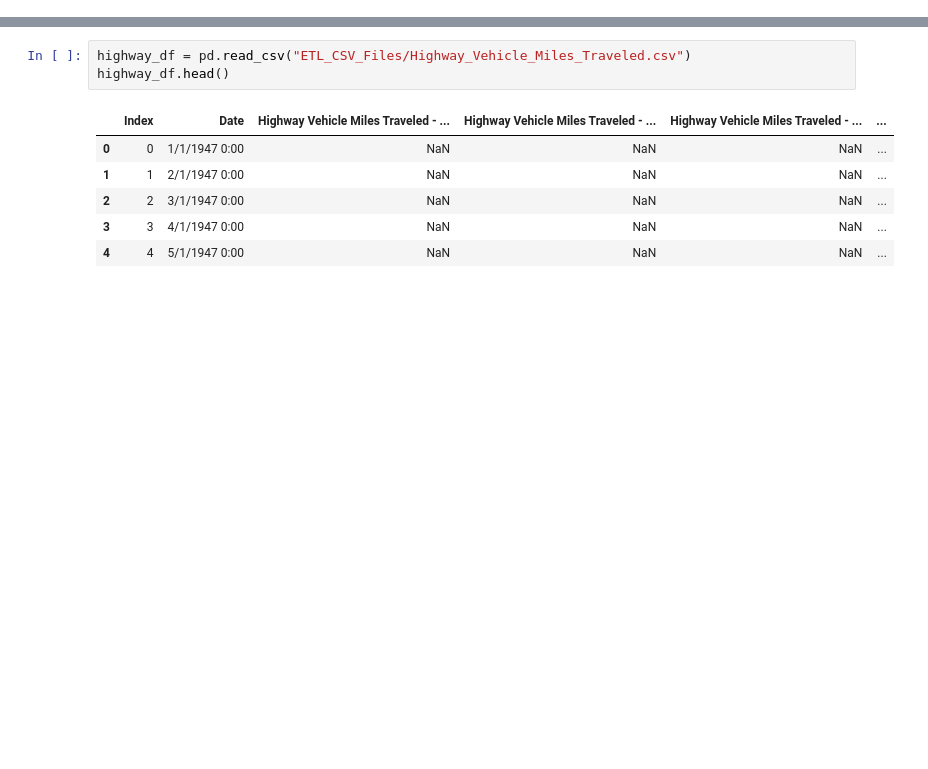
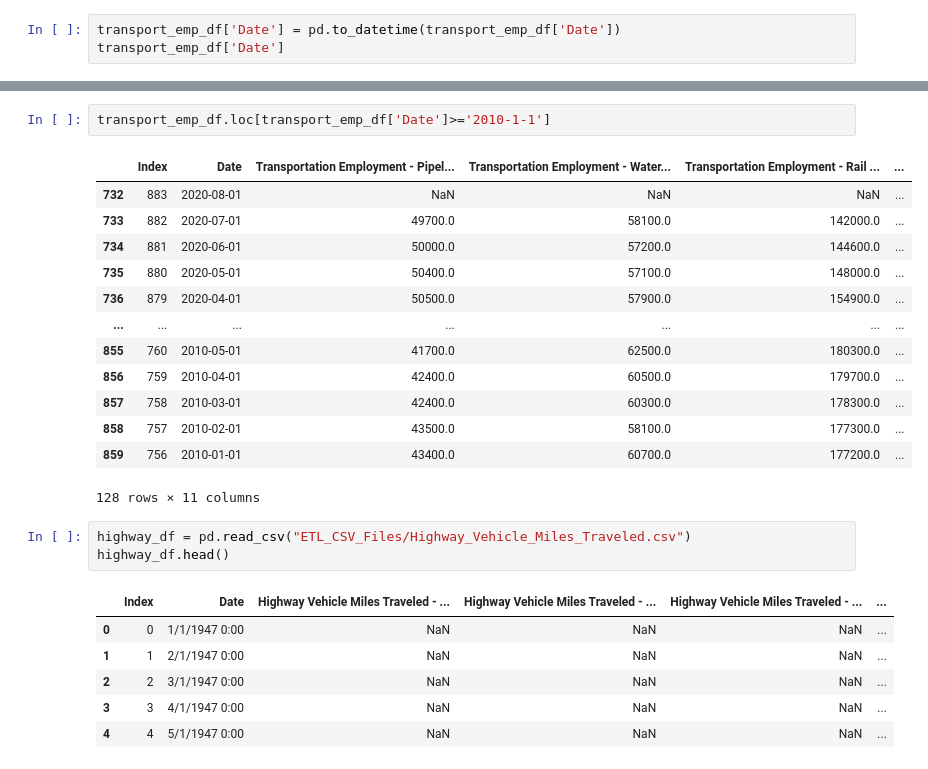
Before and after one commit to RBLevine/ETL-Project, a Jupyter notebook: Transportation.ipynb, the cells around one changed output, grey strips where cells are left out. Drawn from its saved outputs; the diff is of its cells as text; blank space fills up the shorter version.

```diff
--- a/Transportation.ipynb
+++ b/Transportation.ipynb
@@ -12,0 +36,3 @@ transport_emp_df.head()
+# %%
+transport_emp_df['Date'] = pd.to_datetime(transport_emp_df['Date'])
+transport_emp_df['Date']
@@ -13,3 +67,19 @@ transport_emp_df.head()
+# %%
+transport_emp_df.loc[transport_emp_df['Date']>='2010-1-1']
+# %% [output]
+|  | Index | Date | Transportation Employment - Pipel... | Transportation Employment - Water... | Transportation Employment - Rail ... | ... |
+| 732 | 883 | 2020-08-01 | NaN | NaN | NaN | ... |
+| 733 | 882 | 2020-07-01 | 49700.0 | 58100.0 | 142000.0 | ... |
+| 734 | 881 | 2020-06-01 | 50000.0 | 57200.0 | 144600.0 | ... |
+| 735 | 880 | 2020-05-01 | 50400.0 | 57100.0 | 148000.0 | ... |
+| 736 | 879 | 2020-04-01 | 50500.0 | 57900.0 | 154900.0 | ... |
+| ... | ... | ... | ... | ... | ... | ... |
+| 855 | 760 | 2010-05-01 | 41700.0 | 62500.0 | 180300.0 | ... |
+| 856 | 759 | 2010-04-01 | 42400.0 | 60500.0 | 179700.0 | ... |
+| 857 | 758 | 2010-03-01 | 42400.0 | 60300.0 | 178300.0 | ... |
+| 858 | 757 | 2010-02-01 | 43500.0 | 58100.0 | 177300.0 | ... |
+| 859 | 756 | 2010-01-01 | 43400.0 | 60700.0 | 177200.0 | ... |
+128 rows × 11 columns
 # %%
 highway_df = pd.read_csv("ETL_CSV_Files/Highway_Vehicle_Miles_Traveled.csv")
 highway_df.head()
```
Also changed, not shown: parts of 13 cells of this notebook.
